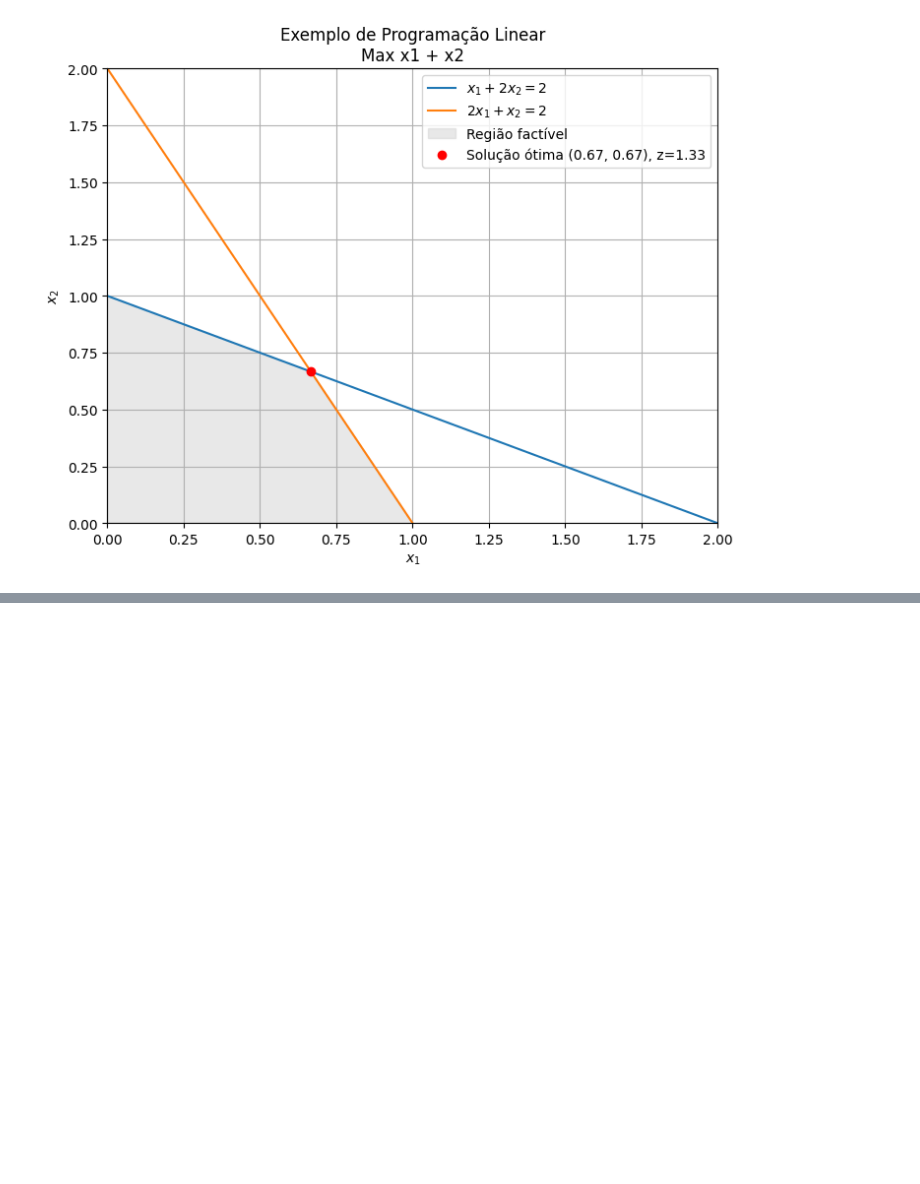
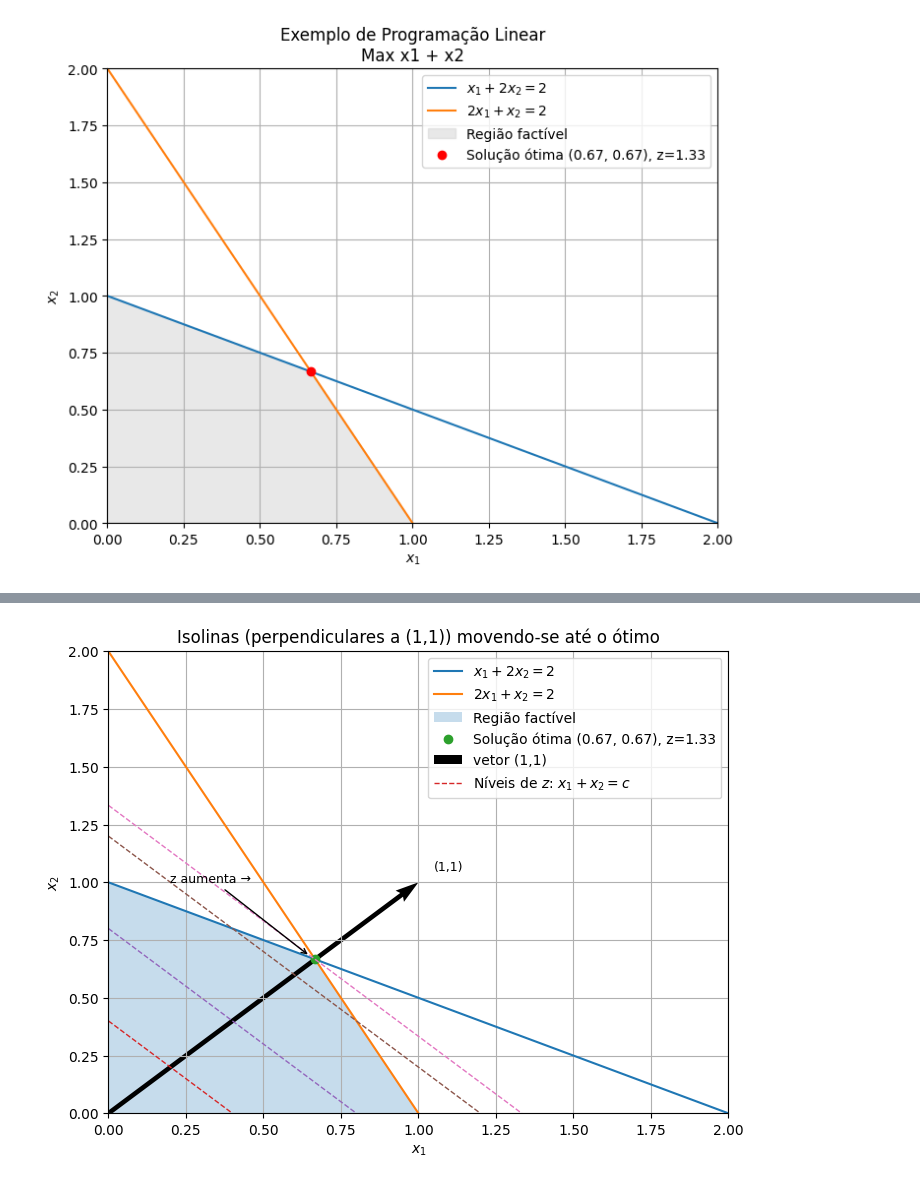
Before and after one commit to JunioCesarFerreira/AutonomousSystems_Optimization_and_DecisionMaking, a Jupyter notebook: 02-otimization/1.pl.ipynb, the cells around one changed output, grey strips where cells are left out. Drawn from its saved outputs; the diff is of its cells as text; code cells hidden in the pictures; blank space fills up the shorter version.

```diff
--- a/02-otimization/1.pl.ipynb
+++ b/02-otimization/1.pl.ipynb
@@ -101,0 +156,67 @@ plt.show()
+# %%
+import numpy as np
+import matplotlib.pyplot as plt
+from scipy.optimize import linprog
+
+# Definição do problema
+c = [-1, -1]  # Negativo porque linprog minimiza
+A = [[1, 2], [2, 1]]
+b = [2, 2]
+x_bounds = (0, None)
+y_bounds = (0, None)
+
+# Resolver com linprog
+res = linprog(c, A_ub=A, b_ub=b, bounds=[x_bounds, y_bounds], method="highs")
+
+# Pegar a solução ótima
+x_opt, y_opt = res.x
+z_opt = x_opt + y_opt
+
+# Preparar grid para plot
+x = np.linspace(0, 2, 400)
+y1 = 1 - 0.5 * x     # restrição x1 + 2x2 = 2
+y2 = 2 - 2 * x       # restrição 2x1 + x2 = 2
+
+# Plot
+plt.figure(figsize=(8, 6))
+
+# Restrições
+plt.plot(x, y1, label=r"$x_1 + 2x_2 = 2$")
+plt.plot(x, y2, label=r"$2x_1 + x_2 = 2$")
+
+# Região factível (preenchida, sem escolher cor específica)
+y3 = np.minimum(y1, y2)
+y3 = np.maximum(y3, 0)
+plt.fill_between(x, 0, y3, where=(y3>=0), alpha=0.25, label="Região factível")
+
+# Ponto ótimo
+plt.plot(x_opt, y_opt, "o", label=f"Solução ótima ({x_opt:.2f}, {y_opt:.2f}), z={z_opt:.2f}")
+
+# Vetor (1,1) (direção de aumento da FO)
+plt.quiver(0, 0, 1, 1, angles='xy', scale_units='xy', scale=1, label="vetor (1,1)")
+plt.text(1.05, 1.05, "(1,1)", fontsize=9)
+
+# --- Retas perpendiculares ao vetor (1,1): níveis da FO x1 + x2 = c ---
+levels = [0.4, 0.8, 1.2, float(z_opt)]
+for i, k in enumerate(levels):
+    yk = k - x
+    mask = yk >= 0
+    if np.any(mask):
+        plt.plot(x[mask], yk[mask], linestyle="--", linewidth=1,
+                 label="Níveis de $z$: $x_1+x_2=c$" if i == 0 else None)
+
+# Seta indicando direção de aumento (ao longo de (1,1))
+plt.annotate("z aumenta →", xy=(0.65, 0.68), xytext=(0.2, 1.0),
+             arrowprops=dict(arrowstyle="->"), fontsize=9)
+
+# Ajustes
+plt.xlim(0, 2)
+plt.ylim(0, 2)
+plt.xlabel(r"$x_1$")
+plt.ylabel(r"$x_2$")
+plt.title("Isolinas (perpendiculares a (1,1)) movendo-se até o ótimo")
+plt.legend(loc="upper right")
+plt.grid(True)
+plt.show()
+# %% [output]
+[figure, added]
```
Also changed, not shown: parts of 2 cells of this notebook, 1 other file.
